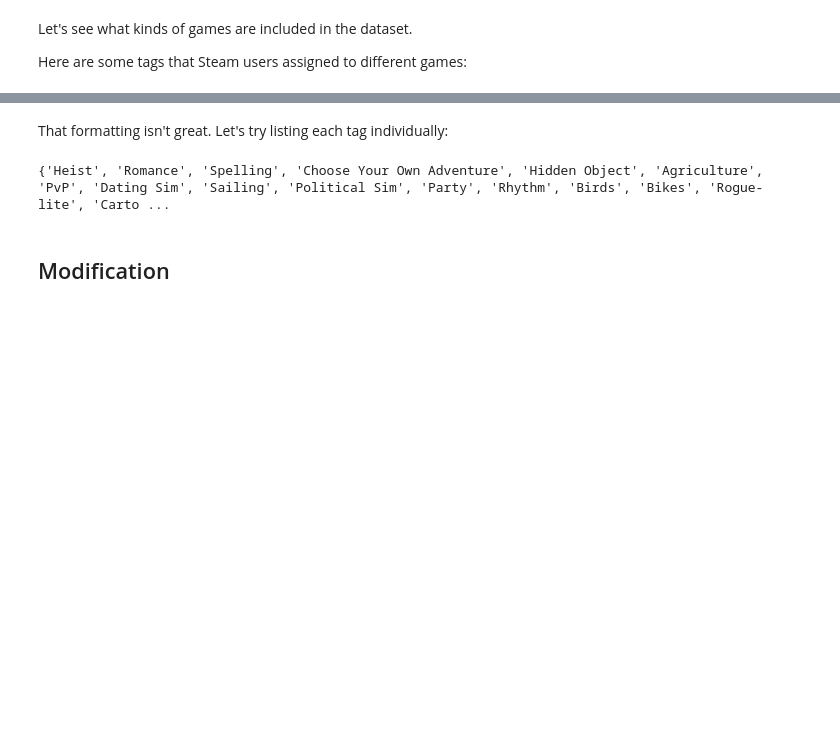
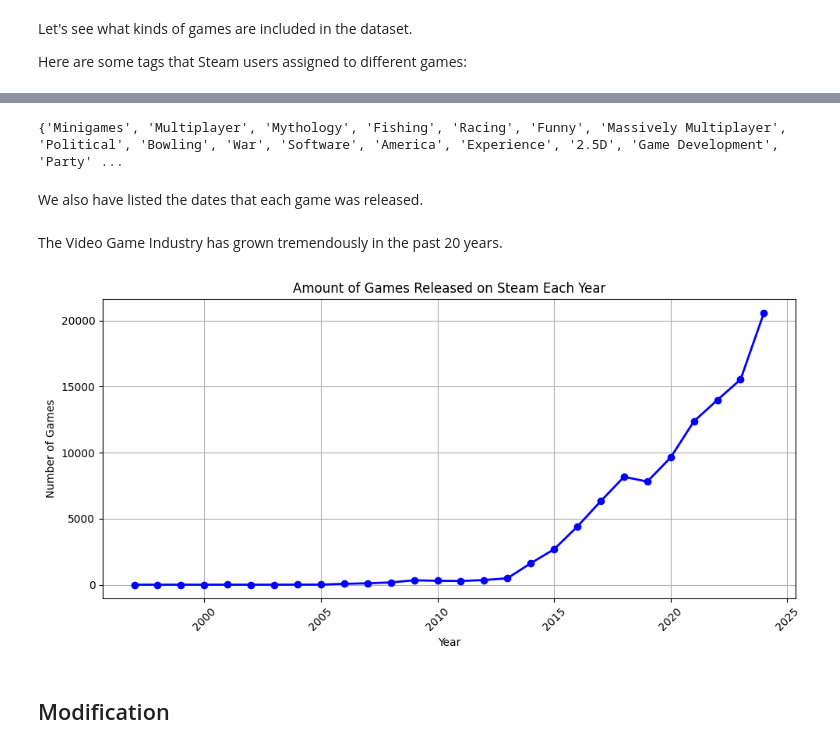
Before and after one commit to 1metropolis/steam-analysis, a Jupyter notebook: dataviz.ipynb, the cells around one changed output, grey strips where cells are left out. Cells and saved outputs as stored; diff of their text form; code cells hidden in the pictures; blank space fills up the shorter version.

```diff
--- a/dataviz.ipynb
+++ b/dataviz.ipynb
@@ -18,5 +18,5 @@ Now, the data that'll be used for the purpose of this notebook has already been
 json_files = [f'https://raw.githubusercontent.com/1metropolis/steam-analysis/refs/heads/main/data/data_{i}.json' for i in range(1, 17)]
 dfs = [pd.read_json(file, orient='index') for file in json_files]
 
-sd = pd.concat(dfs)
+df = pd.concat(dfs)
 # %%
@@ -72,16 +57,41 @@ Name: tags, Length: 111452, dtype: object>
-# %% [markdown]
-That formatting isn't great. Let's try listing each tag individually:
 # %%
 unique_tags = set(
     tag
-    for tag_dict in sd['tags']
+    for tag_dict in df['tags']
     if isinstance(tag_dict, dict)
     for tag in tag_dict.keys()
 )
 
 print(unique_tags)
 # %% [output]
-{'Heist', 'Romance', 'Spelling', 'Choose Your Own Adventure', 'Hidden Object', 'Agriculture', 'PvP', 'Dating Sim', 'Sailing', 'Political Sim', 'Party', 'Rhythm', 'Birds', 'Bikes', 'Rogue-lite', 'Carto ...
+{'Minigames', 'Multiplayer', 'Mythology', 'Fishing', 'Racing', 'Funny', 'Massively Multiplayer', 'Political', 'Bowling', 'War', 'Software', 'America', 'Experience', '2.5D', 'Game Development', 'Party' ...
+# %% [markdown]
+We also have listed the dates that each game was released.
+# %%
+df['release_date'] = pd.to_datetime(df['release_date'], errors='coerce') # note to self - move this to cleaning section to set all games to fix all dates
+release_year = df['release_date'].dt.year
+annual_releases = release_year.value_counts().sort_index()
+
+# since 2025 isn't over, drop to remove incomplete data
+annual_releases = annual_releases.drop(2025, errors='ignore')
+# %% [markdown]
+The Video Game Industry has grown tremendously in the past 20 years.
+# %%
+fig = plt.figure(figsize=(10,5))
+sg = fig.add_subplot()
+
+sg.plot(annual_releases.index, annual_releases.values, 'bo-', linewidth=2)
+
+sg.set_title('Amount of Games Released on Steam Each Year')
+sg.set_xlabel('Year')
+sg.set_ylabel('Number of Games')
+sg.grid(True)
+
+plt.xticks(rotation=45) # looks cooler
+plt.tight_layout()
+plt.show()
+# %% [output]
+[figure, added]
 # %% [markdown]
 ## Modification
 # %% [markdown]
```
Also changed, not shown: parts of 8 cells of this notebook.
